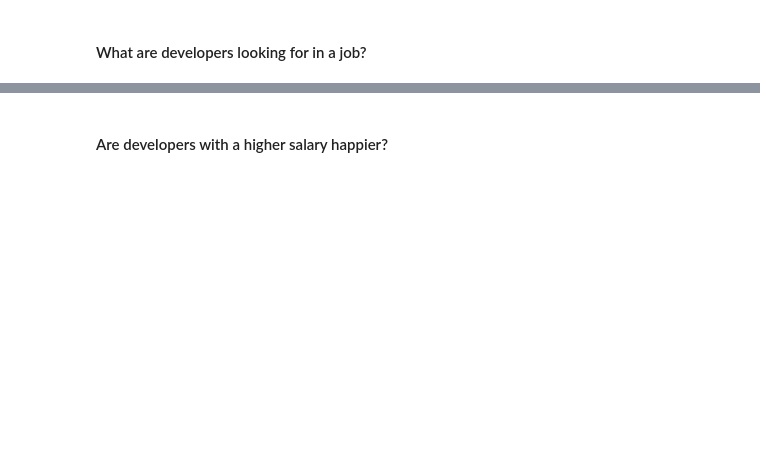
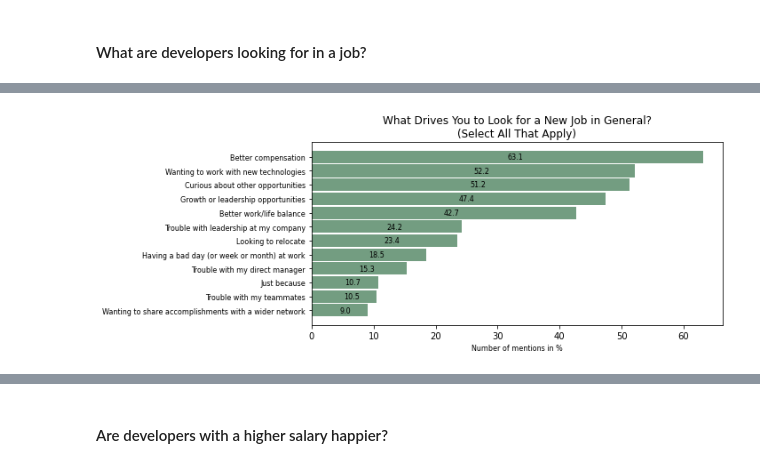
Before and after one commit to Andrea-Schulz/datascience, a Jupyter notebook: Project_1.ipynb, the cells around one changed output, grey strips where cells are left out. Cells and saved outputs as stored; diff of their text form; code cells hidden in the pictures; blank space fills up the shorter version.

```diff
--- a/Project_1.ipynb
+++ b/Project_1.ipynb
@@ -251,0 +20,6 @@ happy_index = ['Very satisfied',
+# %%
+# get data as dataframe
+df_raw = pd.read_csv("data/StackOverflow2020/survey_results_public.csv")  # results
+schema = pd.read_csv("data/StackOverflow2020/survey_results_schema.csv")  # question schema
+df = df_raw.copy(deep=True)
+df.head()
@@ -251,0 +247,23 @@ happy_index = ['Very satisfied',
+# %%
+#### rename colums of interest for better readability
+df = df.rename(columns={"PurchaseWhat": "Influence_On_Purchases", "JobSat": "Job_Satisfaction"})
+
+#### create salary bins (yearly salary in USD) below and above median salary
+df['Salary_Group'] = pd.cut(df['ConvertedComp'], bins=[0, df.ConvertedComp.median(), 2000000], labels=["below median", "above median"])
+
+#### add dummies for multiple choice columns to extract number of individual mentions
+DevTypeAnswers, NEWJobHuntAnswers, JobFactorsAnswers = get_multiple_choice_answers()
+df_devtype = dummy_multiple_choice(df, 'DevType', ';')
+df_jobhunt = dummy_multiple_choice(df, 'NEWJobHunt', ';')
+df_factors = dummy_multiple_choice(df, 'JobFactors', ';')
+
+df_full = df.copy(deep=True)
+#### drop all missing values from target column: "job satisfaction"
+df = dropna_subset(df, 'Job_Satisfaction')
+# define a fixed index order for "Job Satisfaction"
+happy_index = ['Very satisfied',
+               'Slightly satisfied',
+               'Neither satisfied nor dissatisfied',
+               'Slightly dissatisfied',
+               'Very dissatisfied',
+               'not answered']
@@ -283,12 +324,17 @@ seek_pie, seek_ax = pie_chart(seek, 'share',
 # %%
 #### MOST IMPORTANT PUSH FACTORS: In general, what drives you to look for a new job?
-df_jobhunt = get_multiple_choice(df, 'NEWJobHunt_', NEWJobHuntAnswers)
+jobhunt = df['NEWJobHunt'].astype('string').str.get_dummies(sep=';')
+jobhunt_count = jobhunt.sum().rename('count')
+df_jobhunt = pd.concat([jobhunt_count, (jobhunt_count/jobhunt.shape[0]).rename('share')], axis=1)
+
 # plot
-jobhunt_bar, jobhunt_ax = plot.horizontal_bars(df_jobhunt, 'share',
-                                               percentage=True,
-                                               xlabel='Number of mentions in %',
-                                               title='What Drives You to Look for a New Job in General?\n(Select All That Apply)',
-                                               filename='jobhunt_bar')
+jobhunt_bar, jobhunt_ax = horizontal_bars(df_jobhunt, 'share',
+                                          percentage=True,
+                                          xlabel='Number of mentions in %',
+                                          title='What Drives You to Look for a New Job in General?\n(Select All That Apply)',
+                                          filename='jobhunt_bar')
+# %% [output]
+[figure, added]
 # %%
 #### MOST IMPORTANT PULL FACTORS: Imagine that you are deciding between two job offers with the same
 #### compensation, benefits, and location. Of the following factors, which 3 are MOST important to you?
```
Also changed, not shown: parts of 64 cells of this notebook, 2 other files.
